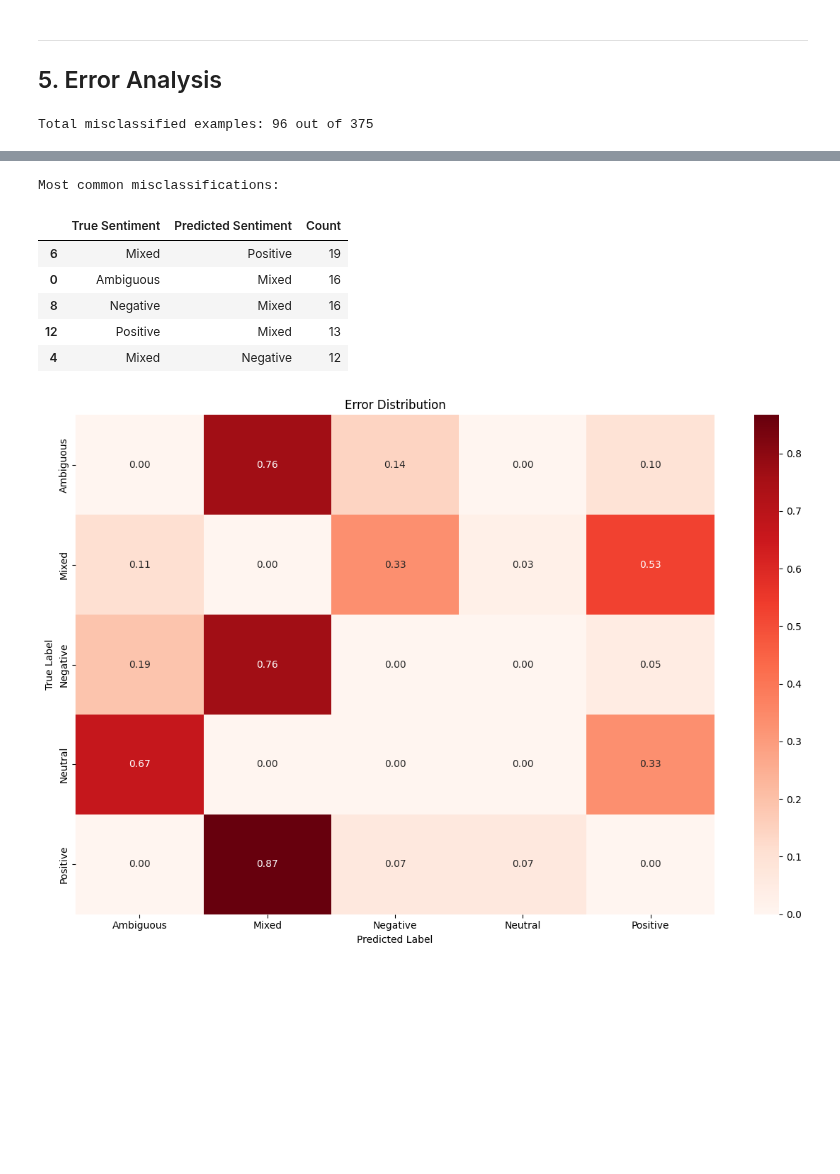
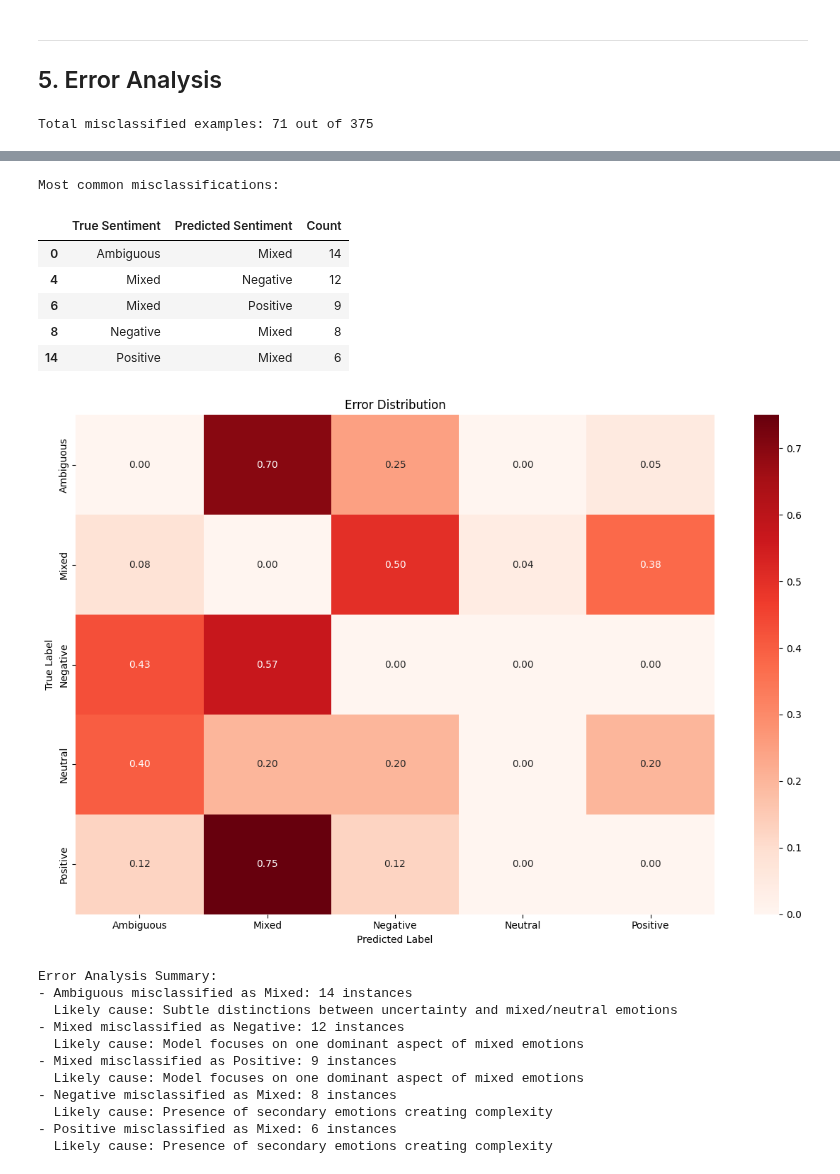
Before and after one commit to franciscoribeiro2003/Emotion_Classifier, a Jupyter notebook: notebooks/03-model-training-and-evaluation.ipynb, the cells around one changed output, grey strips where cells are left out. Cells and saved outputs as stored; diff of their text form; code cells hidden in the pictures; blank space fills up the shorter version.

```diff
--- a/notebooks/03-model-training-and-evaluation.ipynb
+++ b/notebooks/03-model-training-and-evaluation.ipynb
@@ -464,4 +526,26 @@ plt.ylabel('True')
 plt.title(f'Confusion Matrix - {best_model_row["Model"]} with {best_dataset} (Test Set)')
 plt.tight_layout()
 plt.show()
+
+# Class-specific analysis
+class_report = classification_report(y_test, y_pred, target_names=label_mapping.keys(), output_dict=True)
+class_df = pd.DataFrame({
+    'Class': list(label_mapping.keys()),
+    'Precision': [class_report[cls]['precision'] for cls in label_mapping.keys()],
+    'Recall': [class_report[cls]['recall'] for cls in label_mapping.keys()],
+    'F1 Score': [class_report[cls]['f1-score'] for cls in label_mapping.keys()],
+    'Support': [class_report[cls]['support'] for cls in label_mapping.keys()]
+})
+
+plt.figure(figsize=(12, 6))
+class_metrics = pd.melt(class_df, id_vars=['Class', 'Support'],
+                        value_vars=['Precision', 'Recall', 'F1 Score'],
+                        var_name='Metric', value_name='Score')
+sns.barplot(x='Class', y='Score', hue='Metric', data=class_metrics)
+plt.title('Performance Metrics by Class')
+plt.ylim(0, 1)
+for i, support in enumerate(class_df['Support']):
+    plt.text(i, 0.05, f'n={support}', ha='center')
+plt.tight_layout()
+plt.show()
 # %% [output]
@@ -492,12 +577,12 @@ weighted avg       0.74      0.74      0.74       375
 misclassified_indices = np.where(y_pred != y_test)[0]
 misclassified_data = []
 
-# Get text and metadata for misclassified examples
+# Get sentiment information for misclassified examples
 for idx in misclassified_indices:
     true_label = inv_label_mapping[y_test[idx]]
     pred_label = inv_label_mapping[y_pred[idx]]
 
-    # We don't have access to the original text, so just skip that part
+    # We'll focus on sentiment patterns rather than text content
     misclassified_data.append({
         'True Sentiment': true_label,
         'Predicted Sentiment': pred_label
@@ -530,6 +615,22 @@ plt.xlabel('Predicted Label')
 plt.ylabel('True Label')
 plt.tight_layout()
 plt.show()
+
+# Analyze error patterns
+print("\nError Analysis Summary:")
+for i, row in error_counts.head(5).iterrows():
+    true_sentiment = row['True Sentiment']
+    pred_sentiment = row['Predicted Sentiment']
+    count = row['Count']
+    print(f"- {true_sentiment} misclassified as {pred_sentiment}: {count} instances")
+
+    # Analysis of why this confusion might occur
+    if true_sentiment == "Mixed" and pred_sentiment in ["Positive", "Negative"]:
+        print(f"  Likely cause: Model focuses on one dominant aspect of mixed emotions")
+    elif true_sentiment == "Ambiguous" and pred_sentiment in ["Neutral", "Mixed"]:
+        print(f"  Likely cause: Subtle distinctions between uncertainty and mixed/neutral emotions")
+    elif (true_sentiment == "Positive" and pred_sentiment == "Mixed") or (true_sentiment == "Negative" and pred_sentiment == "Mixed"):
+        print(f"  Likely cause: Presence of secondary emotions creating complexity")
 # %% [output]
-Total misclassified examples: 96 out of 375
+Total misclassified examples: 71 out of 375
 |  | True Sentiment | Predicted Sentiment |
@@ -546,8 +647,19 @@ Total misclassified examples: 96 out of 375
 Most common misclassifications:
 |  | True Sentiment | Predicted Sentiment | Count |
-| 6 | Mixed | Positive | 19 |
-| 0 | Ambiguous | Mixed | 16 |
-| 8 | Negative | Mixed | 16 |
-| 12 | Positive | Mixed | 13 |
+| 0 | Ambiguous | Mixed | 14 |
 | 4 | Mixed | Negative | 12 |
+| 6 | Mixed | Positive | 9 |
+| 8 | Negative | Mixed | 8 |
+| 14 | Positive | Mixed | 6 |
-[figure, old version]
+[figure, new version]
+Error Analysis Summary:
+- Ambiguous misclassified as Mixed: 14 instances
+  Likely cause: Subtle distinctions between uncertainty and mixed/neutral emotions
+- Mixed misclassified as Negative: 12 instances
+  Likely cause: Model focuses on one dominant aspect of mixed emotions
+- Mixed misclassified as Positive: 9 instances
+  Likely cause: Model focuses on one dominant aspect of mixed emotions
+- Negative misclassified as Mixed: 8 instances
+  Likely cause: Presence of secondary emotions creating complexity
+- Positive misclassified as Mixed: 6 instances
+  Likely cause: Presence of secondary emotions creating complexity
```
Also changed, not shown: parts of 9 cells of this notebook, 2 other files.
